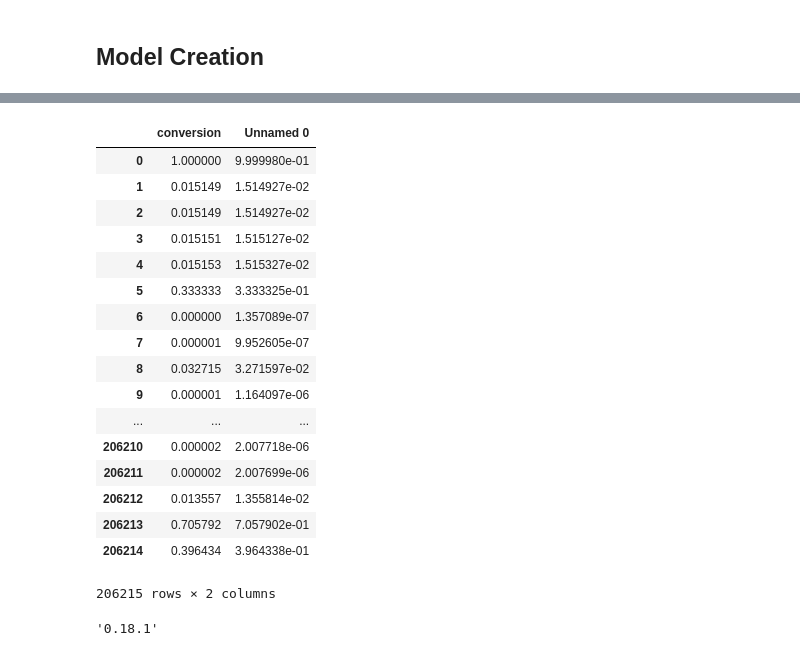
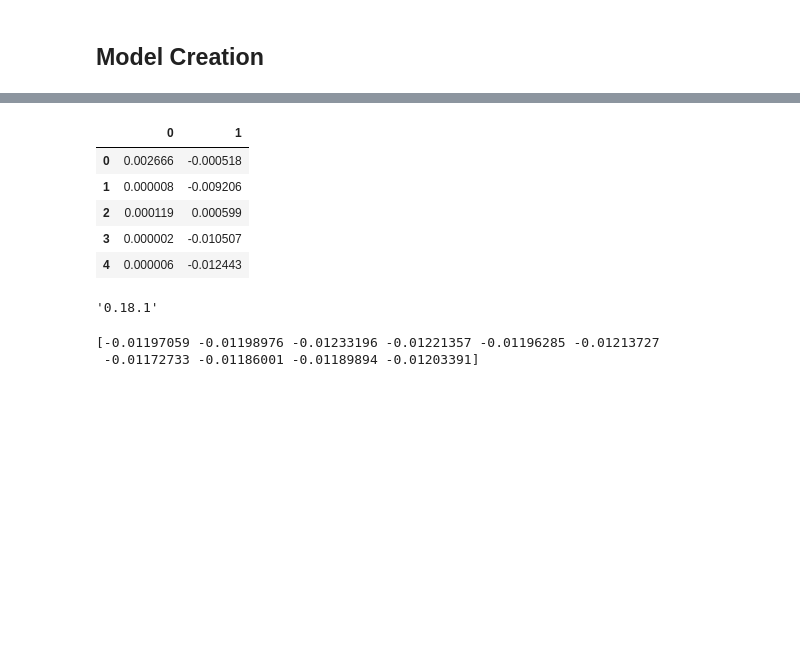
Before and after one commit to CodingZed/mta, a Jupyter notebook: report.ipynb, the cells around one changed output, grey strips where cells are left out. Cells and saved outputs as stored; diff of their text form; code cells hidden in the pictures; blank space fills up the shorter version.

```diff
--- a/report.ipynb
+++ b/report.ipynb
@@ -248,7 +257,4 @@ test=df_dummies[~msk]
 from sklearn import metrics
 # %%
 from sklearn.linear_model import Ridge,Lasso
-predictors=[x for x in train.columns.tolist() if x!=['conversion']]
-alg=Ridge(alpha=0.05)
+alg=Ridge(alpha=0.05,normalize=True)
-# %%
-alg.fit(train[predictors],train['conversion'])
@@ -257,0 +261,2 @@ Ridge(alpha=0.05, copy_X=True, fit_intercept=True, max_iter=None,
+# %%
+alg.fit(df_train,target_train)
@@ -262,5 +270,5 @@ metrics.mean_squared_error(test['conversion'],alg.predict(test[predictors]))*len
 # %%
-predict = alg.predict(test[predictors])
+predict = alg.predict(df_test)
 # %%
 predict
 # %% [output]
@@ -271,22 +279,10 @@ test.reset_index(drop=True, inplace=True)
 # %%
-pd.DataFrame([test['conversion'],predict]).T
+pd.DataFrame([target_test.values,predict]).T.head()
 # %% [output]
-|  | conversion | Unnamed 0 |
-| 0 | 1.000000 | 9.999980e-01 |
-| 1 | 0.015149 | 1.514927e-02 |
-| 2 | 0.015149 | 1.514927e-02 |
-| 3 | 0.015151 | 1.515127e-02 |
-| 4 | 0.015153 | 1.515327e-02 |
-| 5 | 0.333333 | 3.333325e-01 |
-| 6 | 0.000000 | 1.357089e-07 |
-| 7 | 0.000001 | 9.952605e-07 |
-| 8 | 0.032715 | 3.271597e-02 |
-| 9 | 0.000001 | 1.164097e-06 |
-| ... | ... | ... |
-| 206210 | 0.000002 | 2.007718e-06 |
-| 206211 | 0.000002 | 2.007699e-06 |
-| 206212 | 0.013557 | 1.355814e-02 |
-| 206213 | 0.705792 | 7.057902e-01 |
-| 206214 | 0.396434 | 3.964338e-01 |
+|  | 0 | 1 |
+| 0 | 0.002666 | -0.000518 |
+| 1 | 0.000008 | -0.009206 |
+| 2 | 0.000119 | 0.000599 |
+| 3 | 0.000002 | -0.010507 |
+| 4 | 0.000006 | -0.012443 |
-206215 rows × 2 columns
 # %%
@@ -300,0 +298,6 @@ kf=KFold(train.shape[0],n_folds=10)
+# %%
+print (cross_val_score(alg,df_dummies,target,
+               cv=kf,scoring='neg_mean_squared_error'))
+# %% [output]
+[-0.01197059 -0.01198976 -0.01233196 -0.01221357 -0.01196285 -0.01213727
+ -0.01172733 -0.01186001 -0.01189894 -0.01203391]
```
Also changed, not shown: parts of 31 cells of this notebook.
